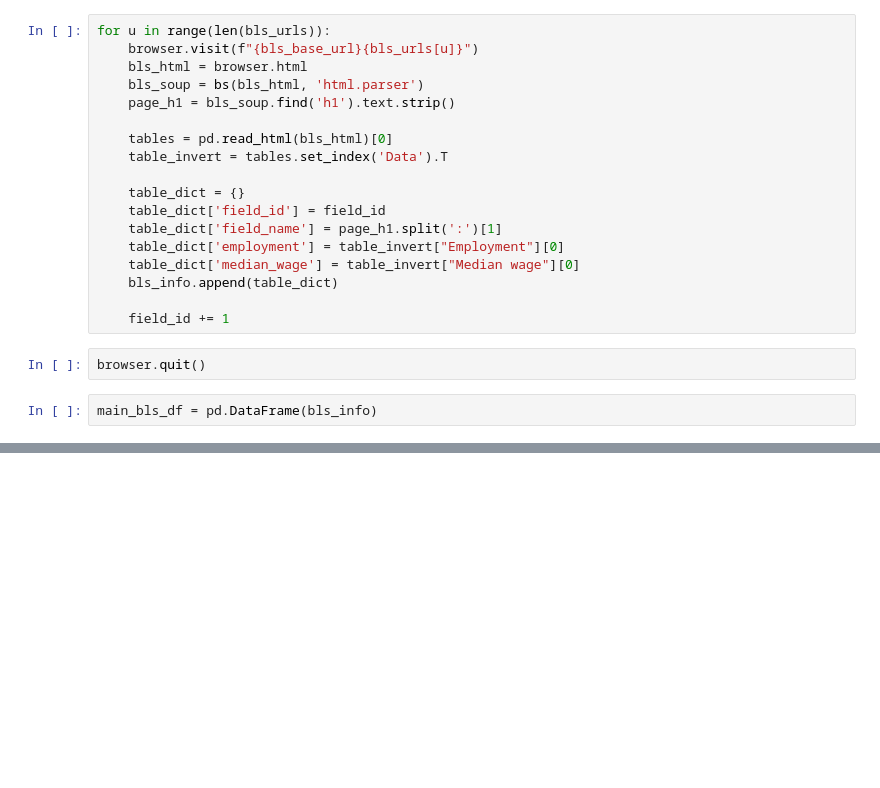
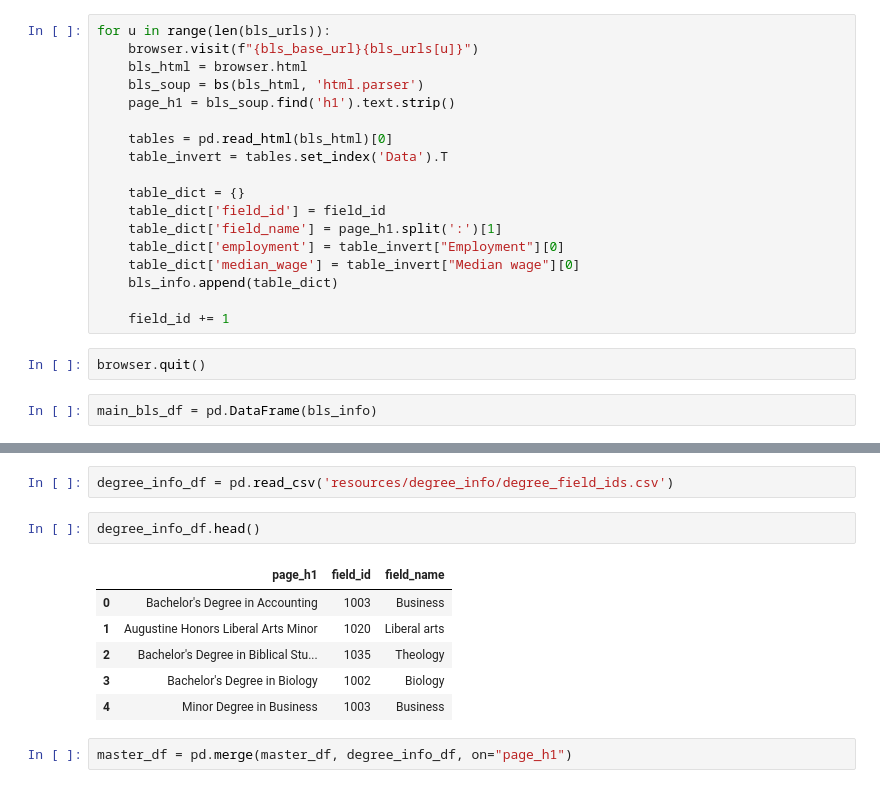
Before and after one commit to CCom20/etl-seo-project, a Jupyter notebook: web_scraper.ipynb, the cells around one changed output, grey strips where cells are left out. Saved outputs shown, nothing was run; the diff lists cells and outputs as text; blank space fills up the shorter version.

```diff
--- a/web_scraper.ipynb
+++ b/web_scraper.ipynb
@@ -239,0 +366,13 @@ main_bls_df
+# %%
+degree_info_df = pd.read_csv('resources/degree_info/degree_field_ids.csv')
+# %%
+degree_info_df.head()
+# %% [output]
+|  | page_h1 | field_id | field_name |
+| 0 | Bachelor's Degree in Accounting | 1003 | Business |
+| 1 | Augustine Honors Liberal Arts Minor | 1020 | Liberal arts |
+| 2 | Bachelor's Degree in Biblical Stu... | 1035 | Theology |
+| 3 | Bachelor's Degree in Biology | 1002 | Biology |
+| 4 | Minor Degree in Business | 1003 | Business |
+# %%
+master_df = pd.merge(master_df, degree_info_df, on="page_h1")
```
Also changed, not shown: parts of 12 cells of this notebook, 2 other files.
